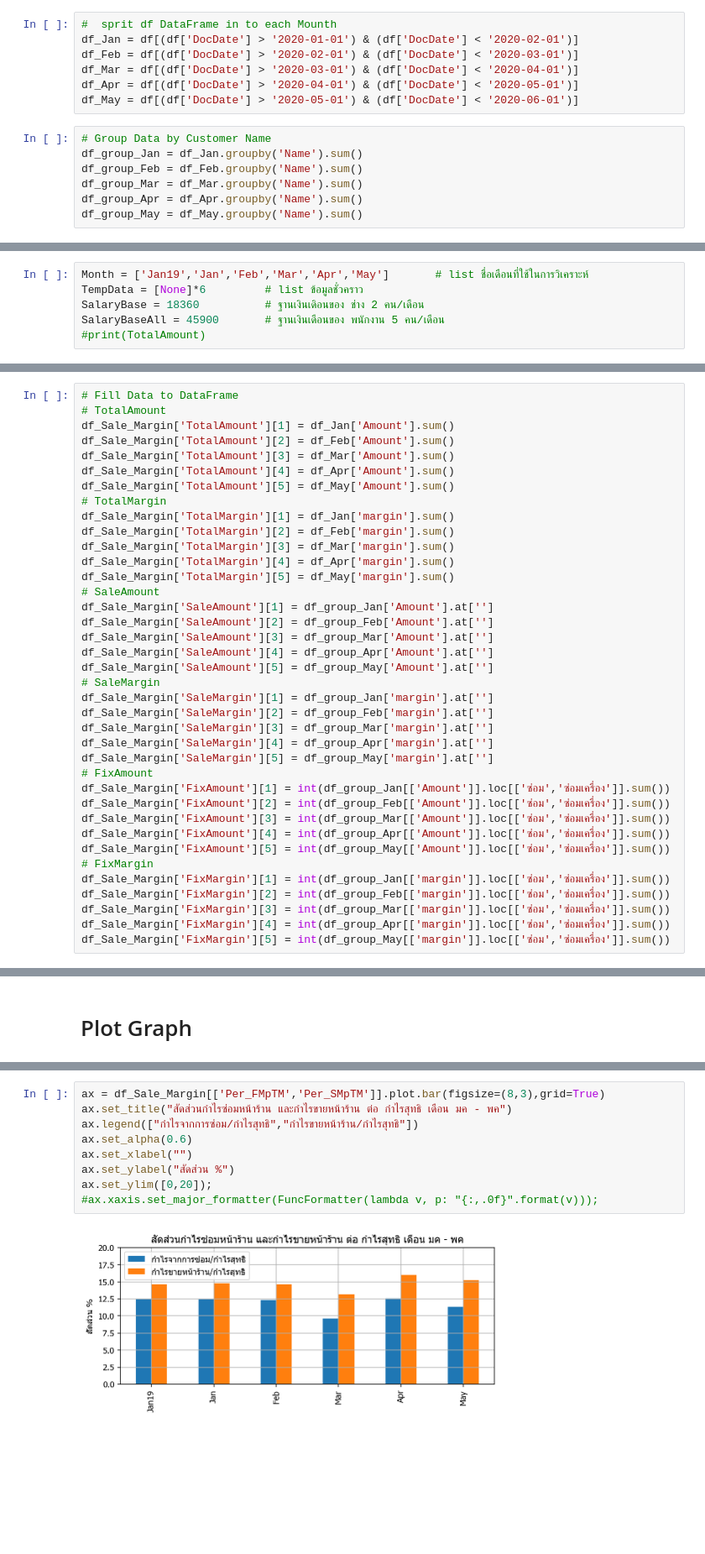
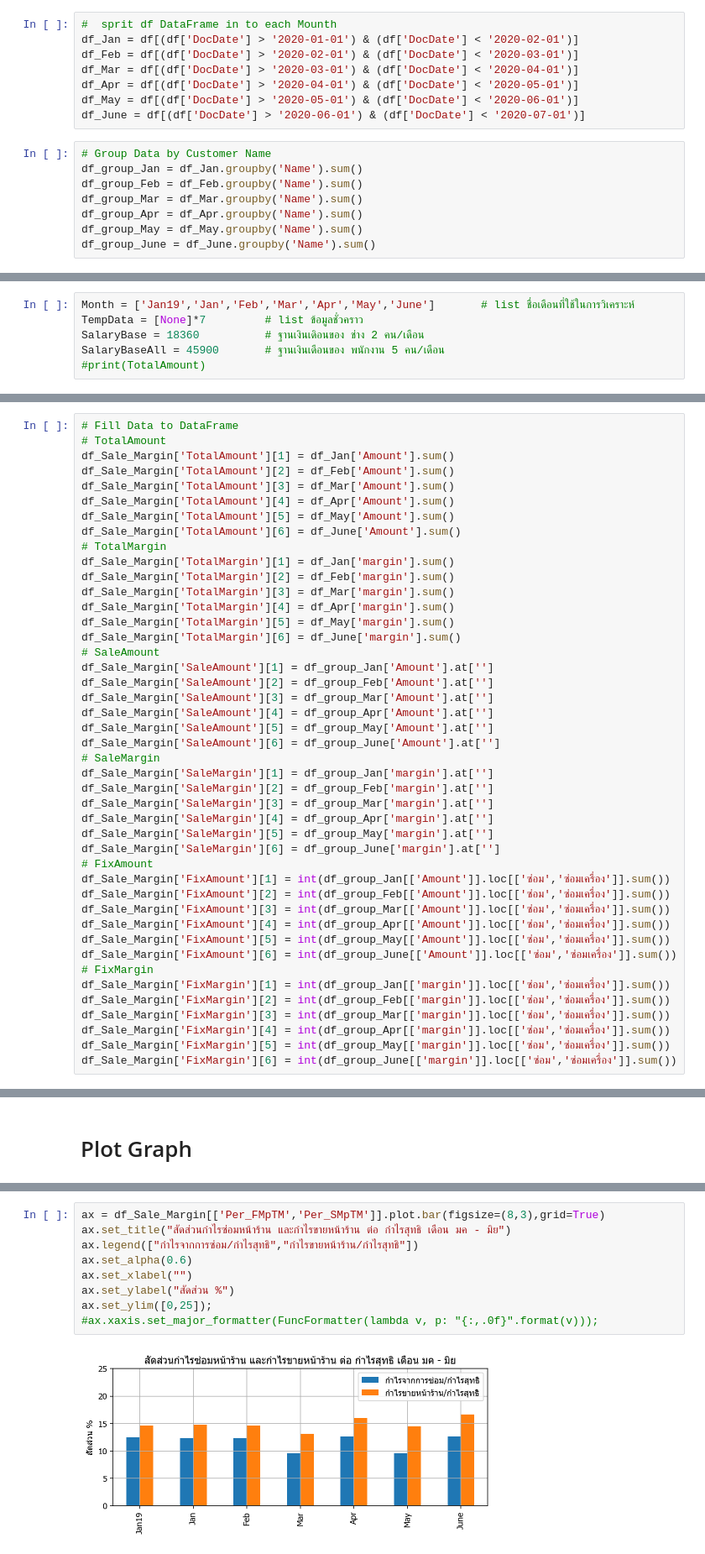
Before and after one commit to nonoimnot/vspython, a Jupyter notebook: Jupyter notebook/Dialy seles analysis II.ipynb, the cells around one changed output, grey strips where cells are left out. Shown at 84% size. Drawn from its saved outputs; the diff is of its cells as text; blank space fills up the shorter version.

```diff
--- a/Jupyter notebook/Dialy seles analysis II.ipynb
+++ b/Jupyter notebook/Dialy seles analysis II.ipynb
@@ -45,6 +45,7 @@ df_Feb = df[(df['DocDate'] > '2020-02-01') & (df['DocDate'] < '2020-03-01')]
 df_Mar = df[(df['DocDate'] > '2020-03-01') & (df['DocDate'] < '2020-04-01')]
 df_Apr = df[(df['DocDate'] > '2020-04-01') & (df['DocDate'] < '2020-05-01')]
 df_May = df[(df['DocDate'] > '2020-05-01') & (df['DocDate'] < '2020-06-01')]
+df_June = df[(df['DocDate'] > '2020-06-01') & (df['DocDate'] < '2020-07-01')]
 # %%
 # Group Data by Customer Name
 df_group_Jan = df_Jan.groupby('Name').sum()
@@ -52,6 +53,7 @@ df_group_Feb = df_Feb.groupby('Name').sum()
 df_group_Mar = df_Mar.groupby('Name').sum()
 df_group_Apr = df_Apr.groupby('Name').sum()
 df_group_May = df_May.groupby('Name').sum()
+df_group_June = df_June.groupby('Name').sum()
 # %%
 # spcial Mounth
 df_Jan19 = df[(df['DocDate'] > '2019-01-01') & (df['DocDate'] < '2019-02-01')]
@@ -71,8 +79,8 @@ df_group_May
 # %% [markdown]
 # Create DataFrame to contain analyze data
 # %%
-Month = ['Jan19','Jan','Feb','Mar','Apr','May']       # list ชื่อเดือนที่ใช้ในการวิเคราะห์
-TempData = [None]*6         # list ข้อมูลชั่วคราว
+Month = ['Jan19','Jan','Feb','Mar','Apr','May','June']       # list ชื่อเดือนที่ใช้ในการวิเคราะห์
+TempData = [None]*7         # list ข้อมูลชั่วคราว
 SalaryBase = 18360          # ฐานเงินเดิอนของ ช่าง 2 คน/เดือน
 SalaryBaseAll = 45900       # ฐานเงินเดือนของ พนักงาน 5 คน/เดือน
 #print(TotalAmount)
@@ -94,36 +102,42 @@ df_Sale_Margin['TotalAmount'][2] = df_Feb['Amount'].sum()
 df_Sale_Margin['TotalAmount'][3] = df_Mar['Amount'].sum()
 df_Sale_Margin['TotalAmount'][4] = df_Apr['Amount'].sum()
 df_Sale_Margin['TotalAmount'][5] = df_May['Amount'].sum()
+df_Sale_Margin['TotalAmount'][6] = df_June['Amount'].sum()
 # TotalMargin
 df_Sale_Margin['TotalMargin'][1] = df_Jan['margin'].sum()
 df_Sale_Margin['TotalMargin'][2] = df_Feb['margin'].sum()
 df_Sale_Margin['TotalMargin'][3] = df_Mar['margin'].sum()
 df_Sale_Margin['TotalMargin'][4] = df_Apr['margin'].sum()
 df_Sale_Margin['TotalMargin'][5] = df_May['margin'].sum()
+df_Sale_Margin['TotalMargin'][6] = df_June['margin'].sum()
 # SaleAmount
 df_Sale_Margin['SaleAmount'][1] = df_group_Jan['Amount'].at['']
 df_Sale_Margin['SaleAmount'][2] = df_group_Feb['Amount'].at['']
 df_Sale_Margin['SaleAmount'][3] = df_group_Mar['Amount'].at['']
 df_Sale_Margin['SaleAmount'][4] = df_group_Apr['Amount'].at['']
 df_Sale_Margin['SaleAmount'][5] = df_group_May['Amount'].at['']
+df_Sale_Margin['SaleAmount'][6] = df_group_June['Amount'].at['']
 # SaleMargin
 df_Sale_Margin['SaleMargin'][1] = df_group_Jan['margin'].at['']
 df_Sale_Margin['SaleMargin'][2] = df_group_Feb['margin'].at['']
 df_Sale_Margin['SaleMargin'][3] = df_group_Mar['margin'].at['']
 df_Sale_Margin['SaleMargin'][4] = df_group_Apr['margin'].at['']
 df_Sale_Margin['SaleMargin'][5] = df_group_May['margin'].at['']
+df_Sale_Margin['SaleMargin'][6] = df_group_June['margin'].at['']
 # FixAmount
 df_Sale_Margin['FixAmount'][1] = int(df_group_Jan[['Amount']].loc[['ซ่อม','ซ่อมเครื่อง']].sum())
 df_Sale_Margin['FixAmount'][2] = int(df_group_Feb[['Amount']].loc[['ซ่อม','ซ่อมเครื่อง']].sum())
 df_Sale_Margin['FixAmount'][3] = int(df_group_Mar[['Amount']].loc[['ซ่อม','ซ่อมเครื่อง']].sum())
 df_Sale_Margin['FixAmount'][4] = int(df_group_Apr[['Amount']].loc[['ซ่อม','ซ่อมเครื่อง']].sum())
 df_Sale_Margin['FixAmount'][5] = int(df_group_May[['Amount']].loc[['ซ่อม','ซ่อมเครื่อง']].sum())
+df_Sale_Margin['FixAmount'][6] = int(df_group_June[['Amount']].loc[['ซ่อม','ซ่อมเครื่อง']].sum())
 # FixMargin
 df_Sale_Margin['FixMargin'][1] = int(df_group_Jan[['margin']].loc[['ซ่อม','ซ่อมเครื่อง']].sum())
 df_Sale_Margin['FixMargin'][2] = int(df_group_Feb[['margin']].loc[['ซ่อม','ซ่อมเครื่อง']].sum())
 df_Sale_Margin['FixMargin'][3] = int(df_group_Mar[['margin']].loc[['ซ่อม','ซ่อมเครื่อง']].sum())
 df_Sale_Margin['FixMargin'][4] = int(df_group_Apr[['margin']].loc[['ซ่อม','ซ่อมเครื่อง']].sum())
 df_Sale_Margin['FixMargin'][5] = int(df_group_May[['margin']].loc[['ซ่อม','ซ่อมเครื่อง']].sum())
+df_Sale_Margin['FixMargin'][6] = int(df_group_June[['margin']].loc[['ซ่อม','ซ่อมเครื่อง']].sum())
 # %%
 # Spacial Month
 df_Sale_Margin['TotalAmount'][0] = df_Jan19['Amount'].sum()
@@ -193,13 +212,13 @@ print(f"ยอดซ่อม พค = {df_Sale_Margin['FixAmount'].at['May']:,.
 # %%
 ax = df_Sale_Margin[['Per_FMpTM','Per_SMpTM']].plot.bar(figsize=(8,3),grid=True)
-ax.set_title("สัดส่วนกำไรซ่อมหน้าร้าน และกำไรขายหน้าร้าน ต่อ กำไรสุทธิ เดือน มค - พค")
+ax.set_title("สัดส่วนกำไรซ่อมหน้าร้าน และกำไรขายหน้าร้าน ต่อ กำไรสุทธิ เดือน มค - มิย")
 ax.legend(["กำไรจากการซ่อม/กำไรสุทธิ","กำไรขายหน้าร้าน/กำไรสุทธิ"])
 ax.set_alpha(0.6)
 ax.set_xlabel("")
 ax.set_ylabel("สัดส่วน %")
-ax.set_ylim([0,20]);
+ax.set_ylim([0,25]);
 #ax.xaxis.set_major_formatter(FuncFormatter(lambda v, p: "{:,.0f}".format(v)));
 # %% [output]
-[figure, old version]
+[figure, new version]
 # %%
 ax = df_Sale_Margin[['SaleAmount','SaleMargin']].plot.barh(figsize=(8,3),grid=True)
```
Also changed, not shown: parts of 16 cells of this notebook, 3 other files.
